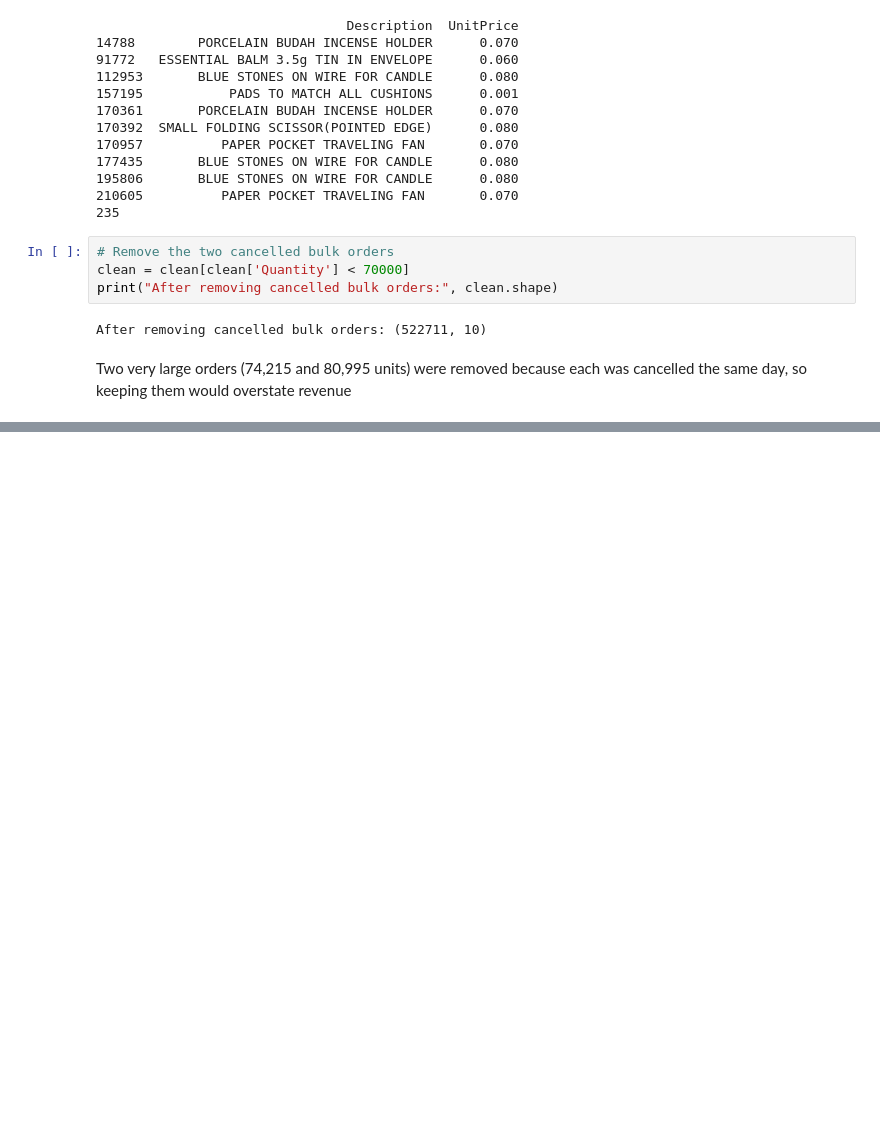
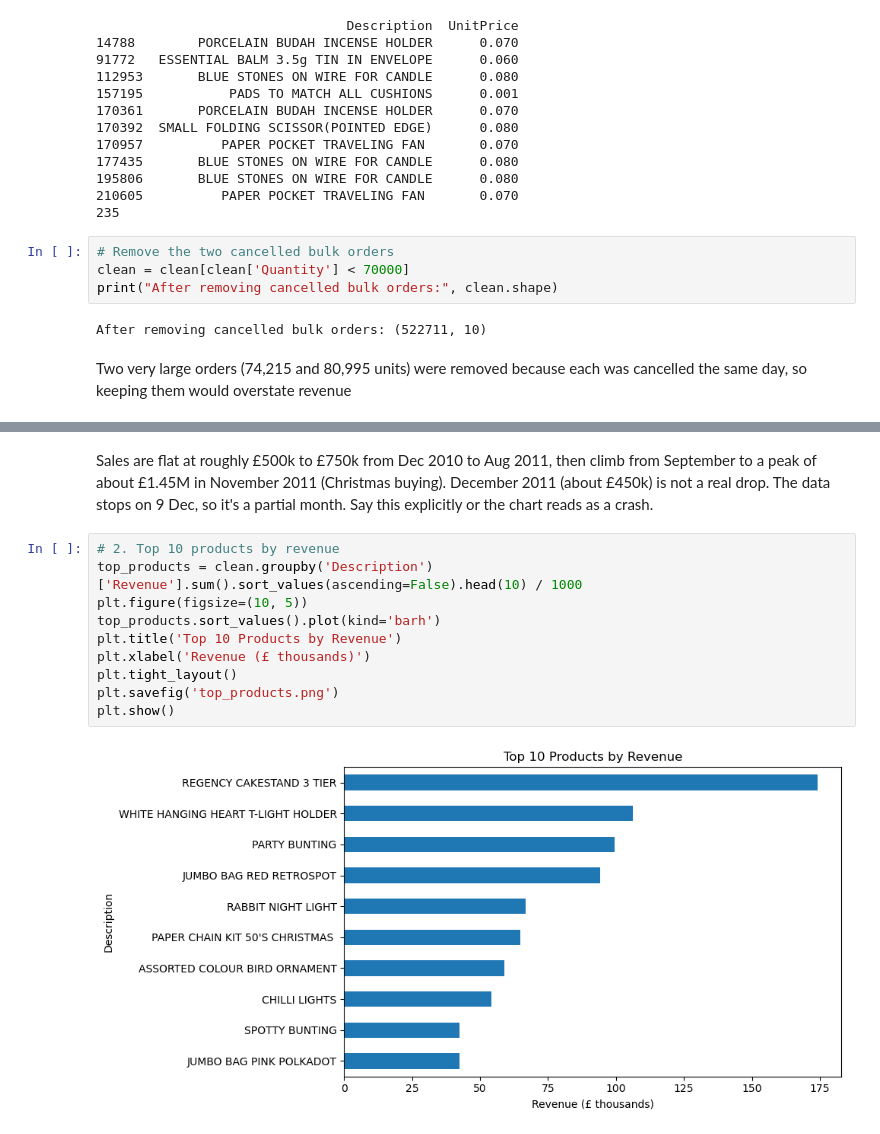
Before and after one commit to nabieba7/Online-Retail-dataA, a Jupyter notebook: online_retail_analysis.ipynb, the cells around one changed output, grey strips where cells are left out. Cells and saved outputs as stored; diff of their text form; blank space fills up the shorter version.

```diff
--- a/online_retail_analysis.ipynb
+++ b/online_retail_analysis.ipynb
@@ -166,0 +200,15 @@ Two very large orders (74,215 and 80,995 units) were removed because each was ca
+# %% [markdown]
+Sales are flat at roughly £500k to £750k from Dec 2010 to Aug 2011, then climb from September to a peak of about £1.45M in November 2011 (Christmas buying).
+December 2011 (about £450k) is not a real drop. The data stops on 9 Dec, so it's a partial month. Say this explicitly or the chart reads as a crash.
+# %%
+# 2. Top 10 products by revenue
+top_products = clean.groupby('Description')['Revenue'].sum().sort_values(ascending=False).head(10) / 1000
+plt.figure(figsize=(10, 5))
+top_products.sort_values().plot(kind='barh')
+plt.title('Top 10 Products by Revenue')
+plt.xlabel('Revenue (£ thousands)')
+plt.tight_layout()
+plt.savefig('top_products.png')
+plt.show()
+# %% [output]
+[figure, added]
```
Also changed, not shown: parts of 14 cells of this notebook.
